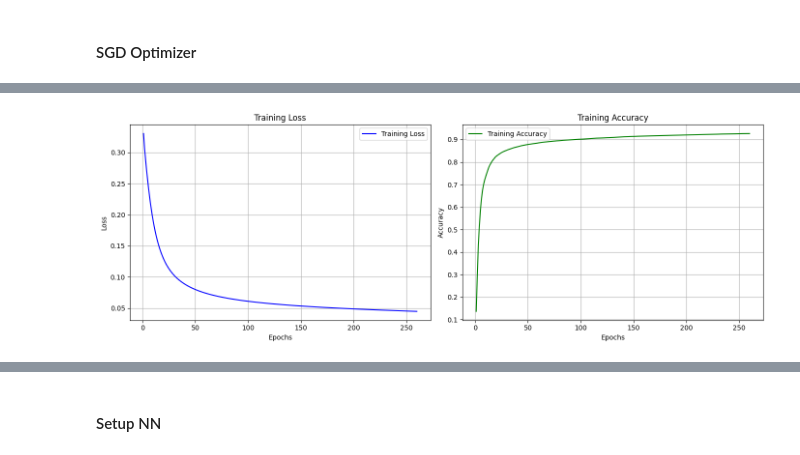
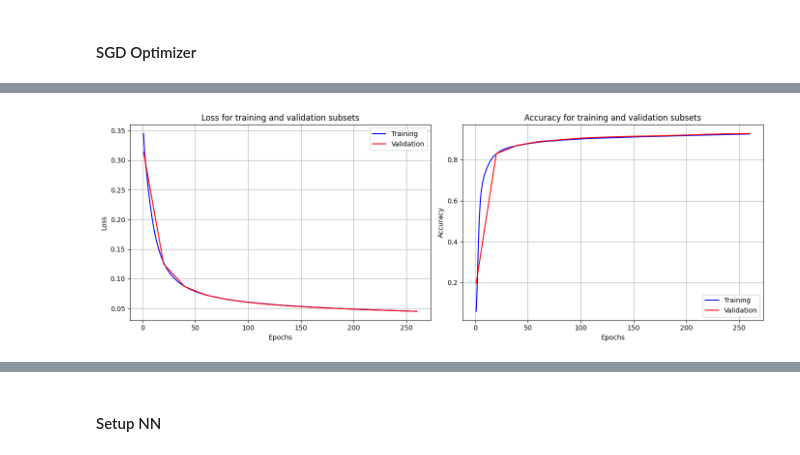
Before and after one commit to Optimization-and-Heuristics/NN-Project, a Jupyter notebook: code/NN.ipynb, the cells around one changed output, grey strips where cells are left out. Drawn from its saved outputs; the diff is of its cells as text; code cells hidden in the pictures.

Commit message:
updated notebook with new functions but only for some up to 260 epochs

```diff
--- a/code/NN.ipynb
+++ b/code/NN.ipynb
@@ -62,6 +64,6 @@ nn = NeuronalNetwork(784, layers_config)
 # %%
 optimizer = SGDOptimizer(learning_rate=0.1)
 trainer = Trainer(nn, optimizer, cross_entropy_loss, cross_entropy_loss_grad)
-loss, acc = trainer.train(X_train, Y_train,X_val,Y_val, epochs=260, print_every=20)
+loss, acc, val_info = trainer.train(X_train, Y_train,X_val,Y_val, epochs=260, print_every=20)
 # %% [output]
 --------------------------------------------------------------------
@@ -83,8 +85,9 @@ loss, acc = trainer.train(X_train, Y_train,X_val,Y_val, epochs=260, print_every=
 --------------------------------------------------------------------
-# %%
-plot_training_history(loss, acc)
-# %% [output]
-[figure, removed]
+# %%
+train_info = {'loss': loss, 'acc': acc}
+plot_training_history_with_validation(train_info, val_info)
+# %% [output]
+[figure, added]
 # %%
 # Haz pruebas para el conjunto de prueba
 Y_pred = predict(nn, X_test)
```
Also changed, not shown: parts of 34 cells of this notebook.
